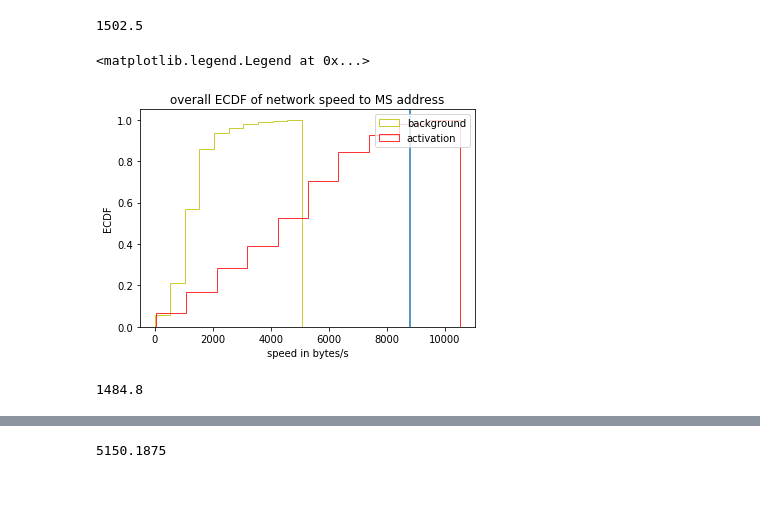
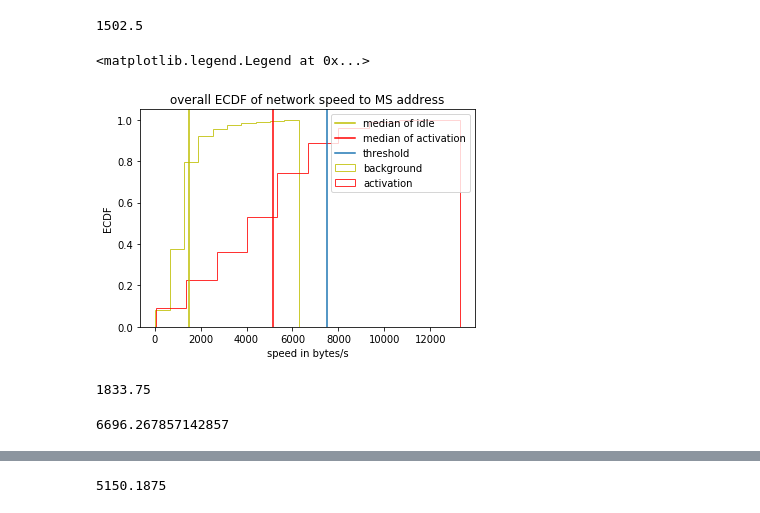
Before and after one commit to wnykuang/activation_detector, a Jupyter notebook: EDA_modeling_final1a.ipynb, the cells around one changed output, grey strips where cells are left out. Drawn from its saved outputs; the diff is of its cells as text; code cells hidden in the pictures.

```diff
--- a/EDA_modeling_final1a.ipynb
+++ b/EDA_modeling_final1a.ipynb
@@ -2934,22 +2950,28 @@ np.percentile(medians_speeds_activations, 10)
 filtered_medians_idle = np.asanyarray(all_medians_idles)
 filtered_medians_idle = filtered_medians_idle
 # %%
-temp = filtered_medians_idle[filtered_medians_idle < np.percentile(all_medians_idles, 97)]
-temp2 = medians_speeds_activations[medians_speeds_activations < np.percentile(medians_speeds_activations, 99)]
+temp = filtered_medians_idle[filtered_medians_idle < np.percentile(filtered_medians_idle, 98)]
+temp2 = medians_speeds_activations[medians_speeds_activations < np.percentile(medians_speeds_activations, 100)]
 plt.hist(temp, density=True, cumulative=True, label='background',
          histtype='step', alpha=0.8, color='y')
 plt.hist(temp2, density=True, cumulative=True, label='activation',
          histtype='step', alpha=0.8, color='r')
 
 plt.title("overall ECDF of network speed to MS address")
 plt.xlabel("speed in bytes/s")
 plt.ylabel("ECDF")
-plt.axvline(8815.574999999999)
+plt.axvline(1484, label='median of idle', c = 'y')
+plt.axvline(5150, label='median of activation', c = 'r')
+plt.axvline(7500, label='threshold')
 plt.legend()
 # %% [output]
 <matplotlib.legend.Legend at 0x...>
-[figure, old version]
+[figure, new version]
 # %%
-np.percentile(filtered_medians_idle, 50)
+np.percentile(filtered_medians_idle, 75)
 # %% [output]
-1484.8
+1833.75
+# %%
+np.percentile(medians_speeds_activations, 75)
+# %% [output]
+6696.267857142857
```
Also changed, not shown: parts of 16 cells of this notebook, 1 other file.
